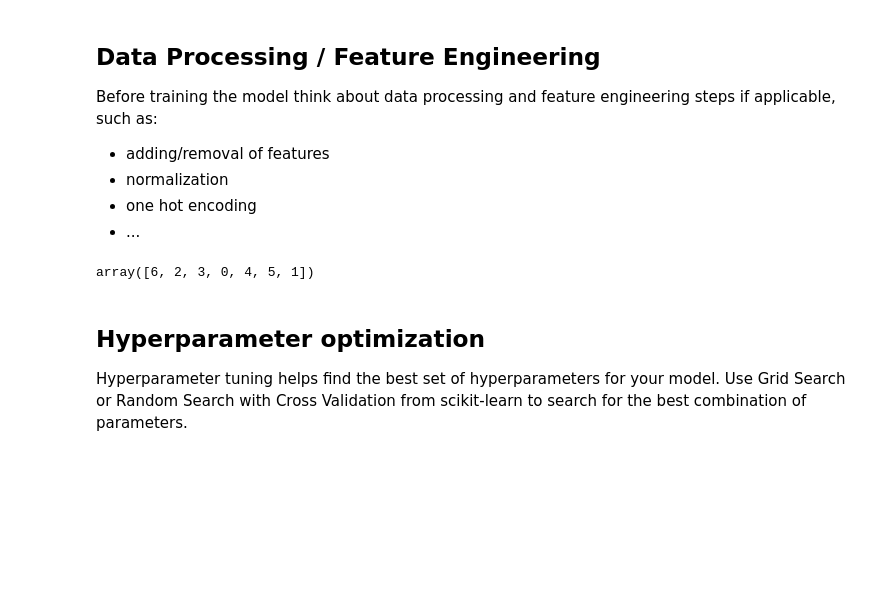
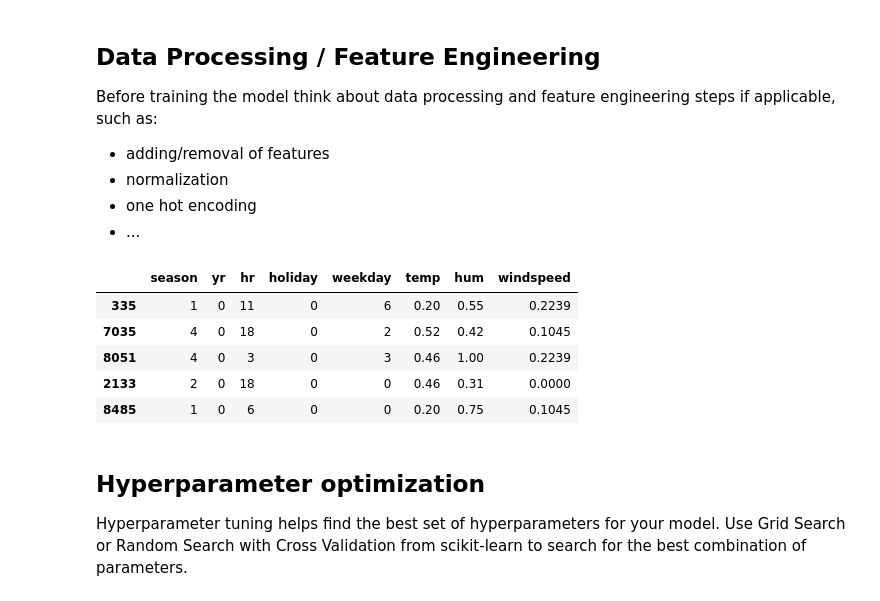
Before and after one commit to nwiklund/ah2179, a Jupyter notebook: NW_Assignment_1_Regression_model.ipynb, the cells around one changed output. Drawn from its saved outputs; the diff is of its cells as text; code cells hidden in the pictures; blank space fills up the shorter version.

```diff
--- a/NW_Assignment_1_Regression_model.ipynb
+++ b/NW_Assignment_1_Regression_model.ipynb
@@ -91,12 +91,16 @@ Before training the model think about data processing and feature engineering st
 # %%
 removecol = ['dteday','casual','registered','mnth','instant','workingday', 'weathersit','atemp']
 X_train.drop(columns=removecol, inplace=True)
 X_test.drop(columns=removecol, inplace=True)
 
 X_train.head()
-X_train.weekday.unique()
 # %% [output]
-array([6, 2, 3, 0, 4, 5, 1])
+|  | season | yr | hr | holiday | weekday | temp | hum | windspeed |
+| 335 | 1 | 0 | 11 | 0 | 6 | 0.20 | 0.55 | 0.2239 |
+| 7035 | 4 | 0 | 18 | 0 | 2 | 0.52 | 0.42 | 0.1045 |
+| 8051 | 4 | 0 | 3 | 0 | 3 | 0.46 | 1.00 | 0.2239 |
+| 2133 | 2 | 0 | 18 | 0 | 0 | 0.46 | 0.31 | 0.0000 |
+| 8485 | 1 | 0 | 6 | 0 | 0 | 0.20 | 0.75 | 0.1045 |
 # %%
 from sklearn.preprocessing import StandardScaler
 import pandas as pd
```
Also changed, not shown: parts of 2 cells of this notebook.
